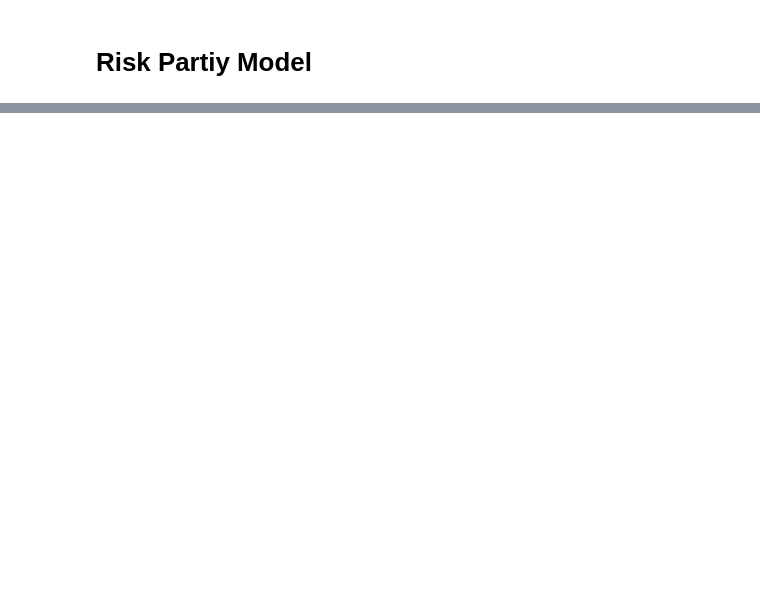
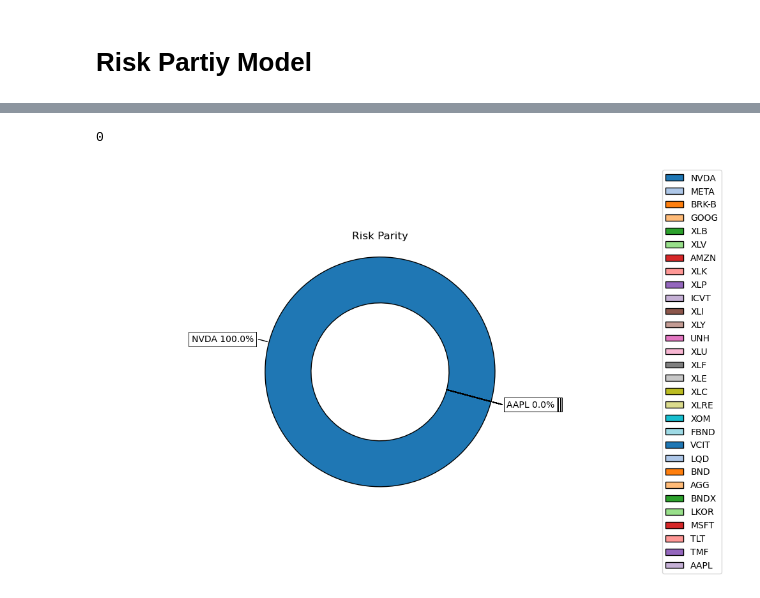
Before and after one commit to ssenhouse/Project1, a Jupyter notebook: fab_five_portfolio_picker.ipynb, the cells around one changed output, grey strips where cells are left out. Saved outputs shown, nothing was run; the diff lists cells and outputs as text; code cells hidden in the pictures; blank space fills up the shorter version.

```diff
--- a/fab_five_portfolio_picker.ipynb
+++ b/fab_five_portfolio_picker.ipynb
@@ -13,0 +3,5 @@ Your answers are not applicable, please input a value between 1-4 for each quest
+# %%
+#### Function to assess client risk profile
+from clientprofile.client_risk_profile import client_risk_tolerance
+risk_factor = client_risk_tolerance()
+print(f'Your risk factor is {risk_factor}')
@@ -78,7 +79,7 @@ display(Y)
 | 2023-05-05 | 4.6927% | -0.3201% | 1.5962% | -0.3645% | -0.3874% | 1.2125% | -0.3247% | 0.9552% | 1.0905% | -0.2298% | ... | ... |
 866 rows × 30 columns
 # %%
-aggregate_client_score = x
+x = risk_factor
 
 if (x >= 0) and (x < 0.25):
     fear_factor = 10000
@@ -131,3 +136,12 @@ display(w.T)
+# %%
+print(fear_factor)
+# %% [output]
+0
+# %%
+ax = rp.plot_pie(w=w, title='Risk Parity', others=0.05, nrow=25, cmap = "tab20",
+                 height=6, width=10, ax=None)
+# %% [output]
+[figure, added]
 # %%
 import riskfolio as rp
 
```
Also changed, not shown: parts of 5 cells of this notebook, 2 other files.
